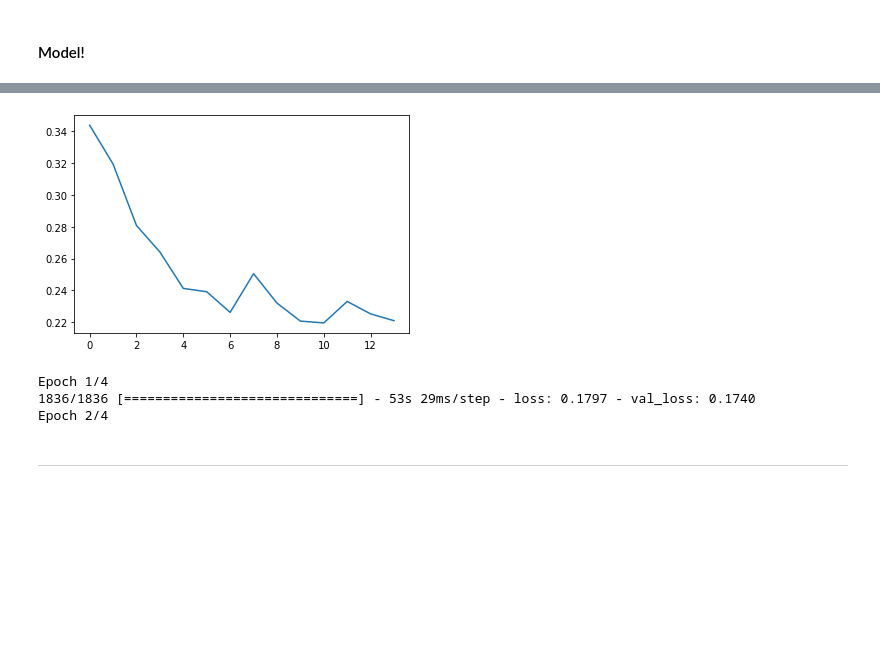
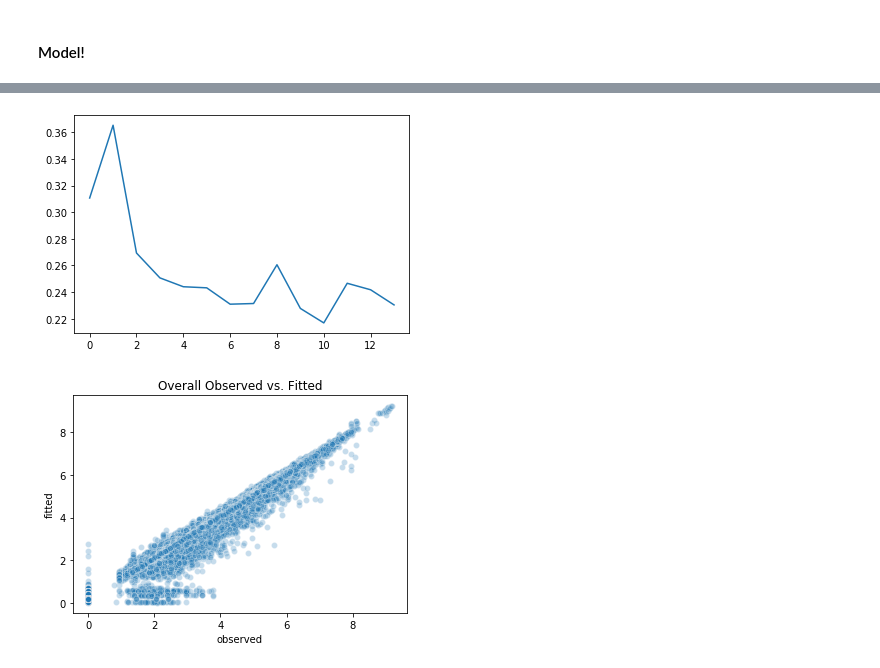
Before and after one commit to dafriedman97/COVID19_forecasts, a Jupyter notebook: Dynamic.ipynb, the cells around one changed output, grey strips where cells are left out. Saved outputs shown, nothing was run; the diff lists cells and outputs as text; code cells hidden in the pictures; blank space fills up the shorter version.

```diff
--- a/Dynamic.ipynb
+++ b/Dynamic.ipynb
@@ -174,19 +167,18 @@ class DynamicLSTM():
 
     def get_data(self, mob = None, train_standardization = False, end_train = None, cats = None, target = None, nahead = None, valfrac = None, generator = None):
         '''Get X and y'''
-        if not cats is None:
+        if not hasattr(self, 'cats'):
             self.cats = cats
-        if not target is None:
+        if not hasattr(self, 'target'):
             self.target = target
             self.predictors = self.cats + [self.target]
-        if not mob is None:
+        if not hasattr(self, 'mob'):
             self.mob = mob
-            self.preds = mob[['state','county','ID','date', self.target]].copy()
-        if not nahead is None:
+        if not hasattr(self, 'nahead'):
             self.nahead = nahead
-        if not valfrac is None:
+        if not hasattr(self, 'valfrac'):
             self.valfrac = valfrac
-        if not generator is None:
+        if not hasattr(self, 'generator'):
             self.generator = generator
 
         # Standardize
@@ -274,10 +266,13 @@ class DynamicLSTM():
         # Add to dataframe
         newpreds = pd.DataFrame(np.array(list(grouped.groups.keys())), columns = ['state','county','ID'])
         newpreds['ID'] = newpreds['ID'].astype('int64')
+        newpreds['date'] = test_date # add date
         newpreds['fitted'] = self.fitted # add fitted values
-        newpreds['date'] = self.mobtest.date.max() # date is most recent date
-        self.newpreds = newpreds
-        self.preds = self.preds.merge(newpreds, how = 'left', on = ['state','county','ID','date']) # merge with preds
+        newpreds['observed'] = self.ytest # add observed
+        self.newpreds = newpreds # save to object
+        if not hasattr(self, 'preds'):
+            self.preds = pd.DataFrame()
+        self.preds = self.preds.append(self.newpreds, ignore_index = True)
 
     def get_dates(self):
         self.train_date = self.mobtrain.date.max()
@@ -311,7 +306,7 @@ lstm.get_data(mob, train_standardization, end_train, cats, target, nahead, valfr
 nunits = 500
 interunits = 100
 droprate = 0.15
-lr0 = 0.00003
+lr0 = 0.000025
 optimizer = optimizers.Adam(lr0)
 lstm.build(nunits = nunits, interunits = interunits, droprate = droprate, optimizer = optimizer)
 # %% [output]
@@ -358,6 +353,6 @@ ytesthat = lstm.fitted.reshape(-1)
 ytest = lstm.ytest.reshape(-1)
 mse_ = mse(ytest, ytesthat)
 print('MSE:', mse_)
-assert(mse_ < 0.35), 'MSE too high!'
+# assert(mse_ < 0.35), 'MSE too high!'
 # %% [output]
 Epoch 1/20
@@ -380,8 +375,12 @@ MSE: 0.14163723978732032
-[figure, old version]
+[figure, new version]
 # %%
 last_date = mob.date.max() - np.timedelta64(nahead, 'D') # go until here
 end_train = end_first_train
+print(f"first date: {str(end_train)[5:10]}\nlast date: {str(last_date)[5:10]}")
 while end_train <  last_date:
+
+    print(str(end_train)[5:10])
+
     # Turn off standardization, get new date
     train_standardization = False # don't want to re-train standardization
     end_train = end_train + np.timedelta64(1, 'D')
@@ -390,25 +389,23 @@ while end_train <  last_date:
     lstm.get_data(mob, train_standardization, end_train)
 
     # Update
-    epochs = 4
+    epochs = 1
     callbacks = [early_stopping, lr_schedule]
-    verbose = 1
+    verbose = 2
     lstm.update(epochs, callbacks, verbose)
 
     # Predict
     test_date = end_train + np.timedelta64(nahead, 'D')
     lstm.predict(test_date, Generator)
 
+    if not (len(lstm.preds.loc[~pd.isnull(lstm.preds.fitted), 'date'].unique()) > 1):
+        print('ruhroh')# make sure dates are added (and not just replaced)
     # get MSE
     ytesthat = lstm.fitted.reshape(-1)
     ytest = lstm.ytest.reshape(-1)
     print('MSE:', mse(ytest, ytesthat))
 
     # plot
-    sns.scatterplot(ytest, ytesthat)
+    sns.scatterplot(ytest, ytesthat, alpha = 0.3)
     plt.show()
-# %% [output]
-Epoch 1/4
-1836/1836 [==============================] - 53s 29ms/step - loss: 0.1797 - val_loss: 0.1740
-Epoch 2/4
 # %%
@@ -418,2 +414,0 @@ preds.to_csv('models/preds.csv', index = False)
-# %% [markdown]
-___
@@ -450,0 +415,7 @@ fig.set(title = f'Fitted and Observed for {county} County, {state} (Unlogged)');
+# %%
+past_date = '2020-04-01'
+preds_past_date = preds[preds['date'] >= past_date]
+fig = sns.scatterplot(preds_past_date['observed'], preds_past_date['fitted'], alpha = 0.25)
+fig.set_title('Overall Observed vs. Fitted');
+# %% [output]
+[figure, added]
```
Also changed, not shown: parts of 8 cells of this notebook, 10 other files.
